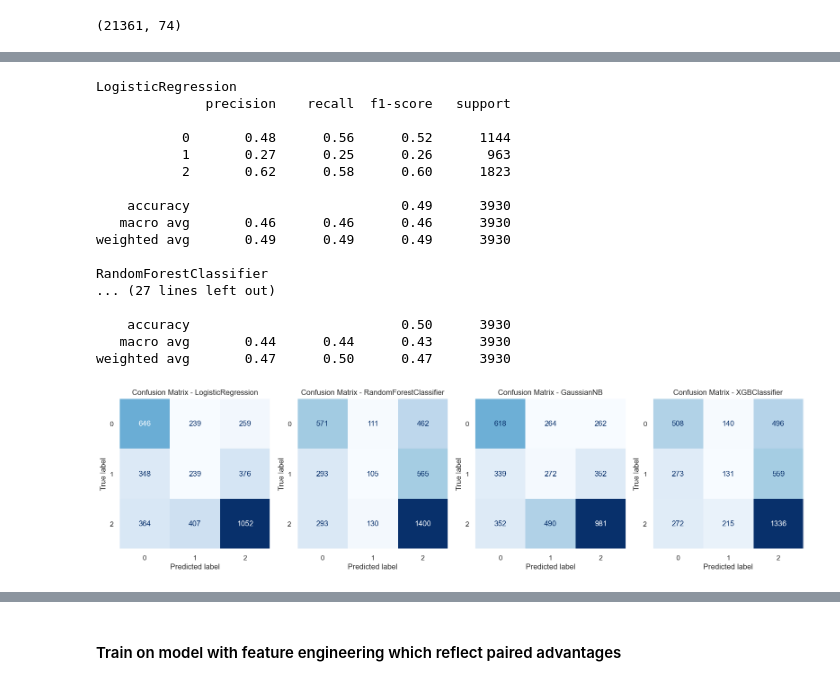
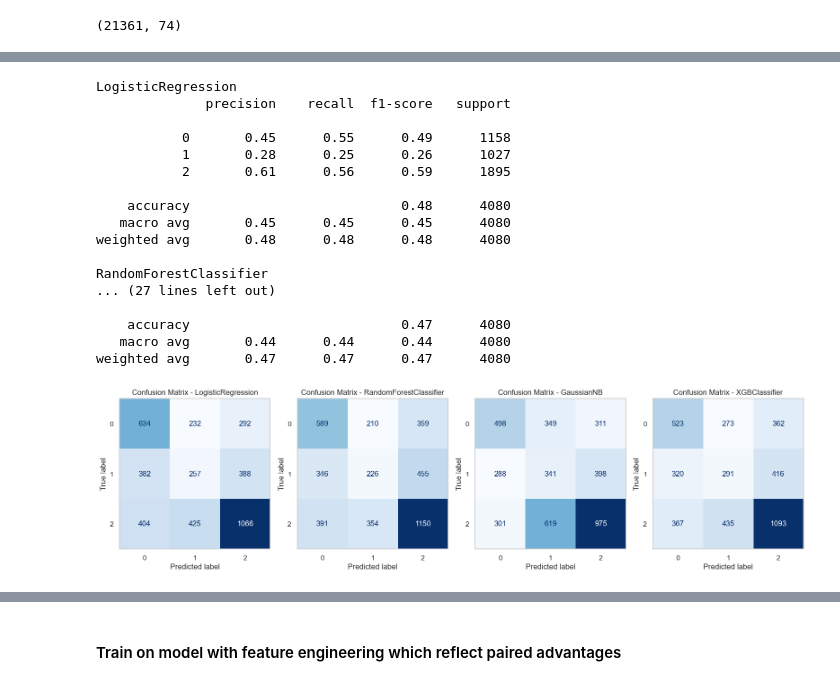
Before and after one commit to lorihe/Springboard-Capstone2---European-Soccer-Data, a Jupyter notebook: Notebook/05_Modeling.ipynb, the cells around one changed output, grey strips where cells are left out. Drawn from its saved outputs; the diff is of its cells as text; code cells hidden in the pictures.

```diff
--- a/Notebook/05_Modeling.ipynb
+++ b/Notebook/05_Modeling.ipynb
@@ -167,9 +165,6 @@ weighted avg       0.46      0.53      0.46      3930
 # %%
 # Drop features with importance less than 0.015
-col_to_drop = ['goalkeeping_MF_away', 'goalkeeping_MF_home', 'passing_GK_away', 'goalkeeping_W_home', 'goalkeeping_W_away',
-               'shooting_GK_away', 'passing_GK_home', 'goalkeeping_ST_home', 'sprint_speed_GK_home', 'goalkeeping_CB_away',
-               'goalkeeping_SB_home', 'goalkeeping_ST_away', 'goalkeeping_SB_away', 'shooting_GK_home', 'sprint_speed_GK_away',
-               'goalkeeping_CB_home', 'defence_GK_away', 'defence_GK_home', 'dribbling_GK_away', 'dribbling_GK_home']
+col_to_drop = list(importance_df[importance_df['Importance'] < 0.015]['Feature'])
 # %%
 model_df1 = model_df1.drop(columns = col_to_drop)
 # %%
@@ -206,12 +184,23 @@ weighted avg       0.46      0.53      0.46      3930
 # %%
 X = model_df1.drop(columns = 'result')
 # %%
+num_bins = 6
+bin_labels = [0, 1, 2, 3, 4, 5]
+
+# Create a new DataFrame to hold the binned data
+model_df1_bin = model_df1.copy()
+
 bin_edges_dict = {}
-num_bins = 5
-bin_labels = [0,1,2,3,4]
+
 for col in X.columns:
-    model_df1[col], bin_edges = pd.qcut(model_df1[col], labels = bin_labels,
-                                            q=num_bins, retbins=True)
+    # Calculate mean and standard deviation
+    mean = model_df1[col].mean()
+    std = model_df1[col].std()
+
+    # Define bin edges based on the mean and standard deviation
+    bin_edges = [mean - 3 * std] + [mean - std] + [mean] + [mean + std] + [mean + 3 * std]
+
+    # Assign bin labels based on the bin edges
+    model_df1_bin[col] = np.searchsorted(bin_edges, model_df1[col])
+
     bin_edges_dict[col] = bin_edges
-    bin_edge_df = pd.DataFrame(zip(bin_edges, bin_labels), columns=['Threshold', 'Tier'])
-    #print(bin_edge_df)
@@ -218,2 +216,3 @@ for col in X.columns:
 # %%
-model_df1['result'] = model_df1['result'].replace({'win': 2, 'tie': 1, 'lose':0})
+model_df1_bin['result'] = model_df1_bin['result'].replace({'win': 2, 'tie': 1, 'lose':0})
+model_df1_bin['result'] = model_df1_bin['result'].astype('category')
@@ -251,6 +238,9 @@ def get_best_model(df, target, scale = True, oversampler = False):
     X_train, X_test, y_train, y_test = train_test_split(df.drop(columns=target),
                                                     df[target], test_size=0.25,
                                                     random_state=47)
+
+    X_train, y_train = drop_outlier(X_train, y_train, 4)
+
     if scale == True:
         scaler = MinMaxScaler()
         scaler.fit(X_train)
@@ -283,26 +273,26 @@ def get_best_model(df, target, scale = True, oversampler = False):
     plt.tight_layout()
     plt.show()
 # %%
-get_best_model(model_df1, 'result', oversampler = True)
+get_best_model(model_df1_bin, 'result', scale = False, oversampler = True)
 # %% [output]
 LogisticRegression
               precision    recall  f1-score   support
 
-           0       0.48      0.56      0.52      1144
-           1       0.27      0.25      0.26       963
-           2       0.62      0.58      0.60      1823
+           0       0.45      0.55      0.49      1158
+           1       0.28      0.25      0.26      1027
+           2       0.61      0.56      0.59      1895
 
-    accuracy                           0.49      3930
-   macro avg       0.46      0.46      0.46      3930
-weighted avg       0.49      0.49      0.49      3930
+    accuracy                           0.48      4080
+   macro avg       0.45      0.45      0.45      4080
+weighted avg       0.48      0.48      0.48      4080
 
 RandomForestClassifier
 ... (27 lines left out)
 
-    accuracy                           0.50      3930
-   macro avg       0.44      0.44      0.43      3930
-weighted avg       0.47      0.50      0.47      3930
+    accuracy                           0.47      4080
+   macro avg       0.44      0.44      0.44      4080
+weighted avg       0.47      0.47      0.47      4080
-[figure, old version]
+[figure, new version]
 # %%
 def logistic_Grid_CV(df, target, scale = True, oversampler = False):
     '''
```
Also changed, not shown: parts of 14 cells of this notebook, 2 other files.
